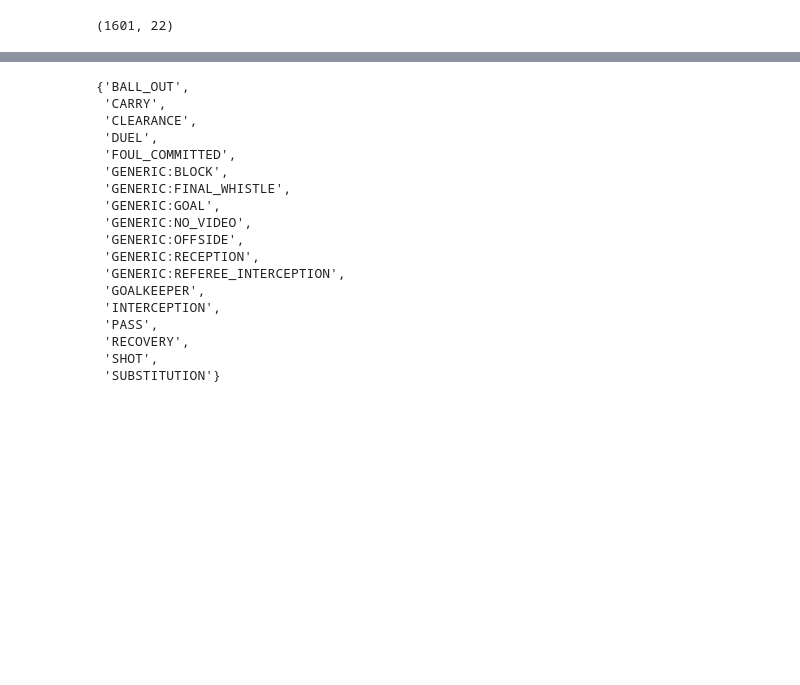
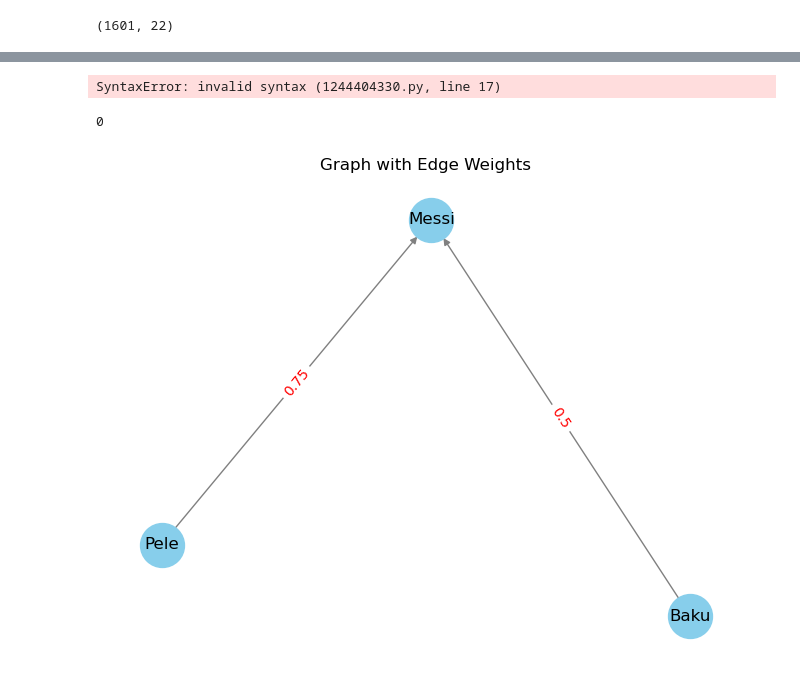
Before and after one commit to CodeMateo15/BiggsMarino_Hackathon2026, a Jupyter notebook: Soccer_Lineup.ipynb, the cells around one changed output, grey strips where cells are left out. Cells and saved outputs as stored; diff of their text form; code cells hidden in the pictures; blank space fills up the shorter version.

```diff
--- a/Soccer_Lineup.ipynb
+++ b/Soccer_Lineup.ipynb
@@ -389,0 +342,23 @@ Team(team_id='30', name='VfL Wolfsburg', ground=home, starting_formation=<Format
+# %%
+match_metadata_dict = extract_events_metadata(events)
+roster_pass_dict = populate_pass_network(match_metadata_dict, events_df)
+pass_events = events_df.filter(events_df['event_type'] == 'PASS')
+
+fields_to_index = {
+    'ball_owning_team' : 6,
+    'team_id' : 7,
+    'player_id' : 8,
+    'receiver_player_id' : 13,
+    'success' : 17
+}
+
+# TODO: increment player's pass frequency using cond statements
+for pass_event in pass_events.iter_rows():
+    # if player makes a completed pass to a teammate, increment their pass frequency by 1
+    if pass_event[13] is not None and pass_event[17]:
+        roster_pass_dict[pass_event[6]][pass_event[8][1] = roster_pass_dict[pass_event[6]][pass_event[8][1].get(pass_event[13], 0) + 1
+
+#roster_pass_dict['30']['957'][1] = {'996' : 1}
+roster_pass_dict
+# %% [output]
+SyntaxError: invalid syntax (1244404330.py, line 17)
@@ -390,23 +385,31 @@ Team(team_id='30', name='VfL Wolfsburg', ground=home, starting_formation=<Format
 # %%
-event_types = df_all_events['event_type'].to_list()
+event_types = df['event_type'].to_list()
 event_types = set(event_types)
-event_types
+#event_types
-# %% [output]
-{'BALL_OUT',
- 'CARRY',
- 'CLEARANCE',
- 'DUEL',
- 'FOUL_COMMITTED',
- 'GENERIC:BLOCK',
- 'GENERIC:FINAL_WHISTLE',
- 'GENERIC:GOAL',
- 'GENERIC:NO_VIDEO',
- 'GENERIC:OFFSIDE',
- 'GENERIC:RECEPTION',
- 'GENERIC:REFEREE_INTERCEPTION',
- 'GOALKEEPER',
- 'INTERCEPTION',
- 'PASS',
- 'RECOVERY',
- 'SHOT',
- 'SUBSTITUTION'}
+# %%
+DG = nx.DiGraph()
+DG.add_weighted_edges_from([('Baku', 'Messi', 0.5), ('Pele', 'Messi', 0.75)])
+DG.out_degree('Messi', weight='weight')
+# %% [output]
+0
+# %%
+import matplotlib.pyplot as plt
+
+pos = nx.spring_layout(DG) # positions for all nodes
+
+# 3. Draw the graph components
+nx.draw(DG, pos, with_labels=True, node_color='skyblue', node_size=1000, edge_color='gray')
+
+# 4. Extract the edge weights into a dictionary
+# The keys should be the edge tuples (u, v), and values should be the weights
+edge_labels = nx.get_edge_attributes(DG, 'weight')
+
+# 5. Draw the edge labels
+nx.draw_networkx_edge_labels(DG, pos, edge_labels=edge_labels, font_color='red')
+
+# 6. Display the plot
+plt.title("Graph with Edge Weights")
+plt.axis('off') # Turn off the axis ticks
+plt.show()
+# %% [output]
+[figure, added]
```
Also changed, not shown: parts of 11 cells of this notebook.
